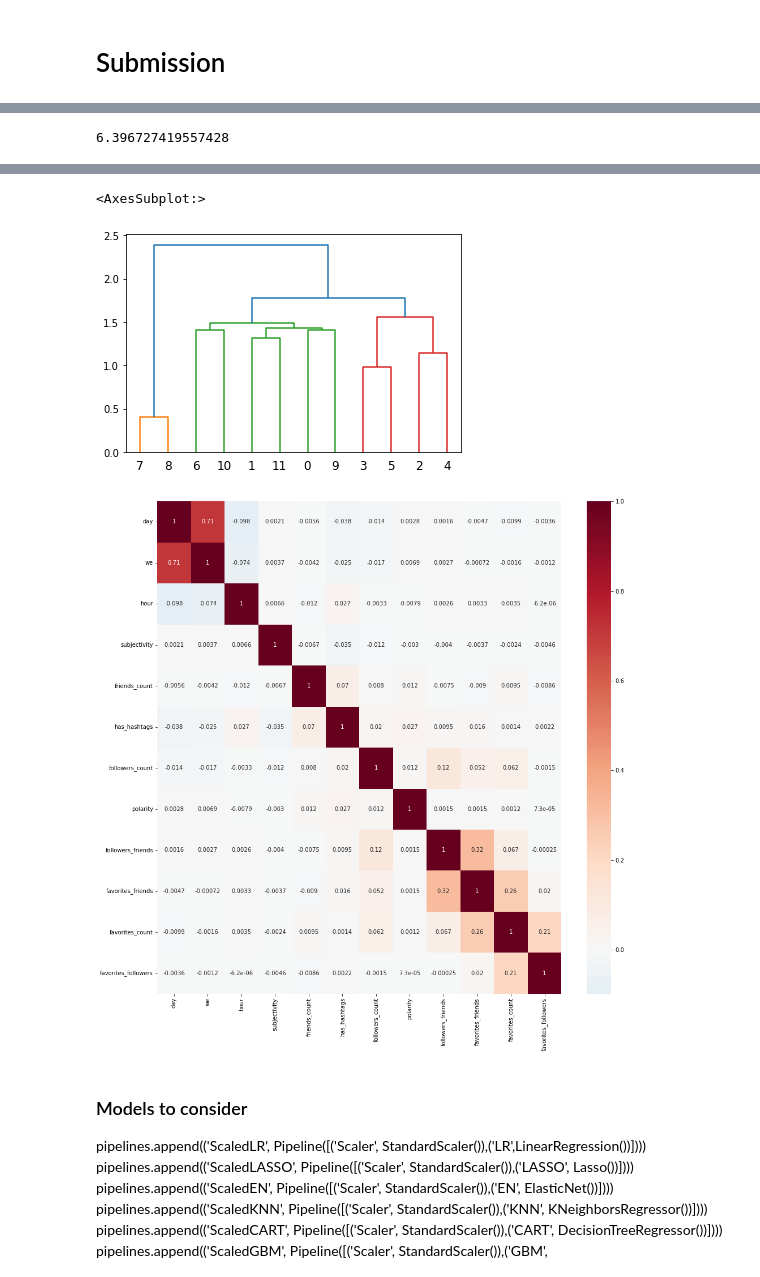
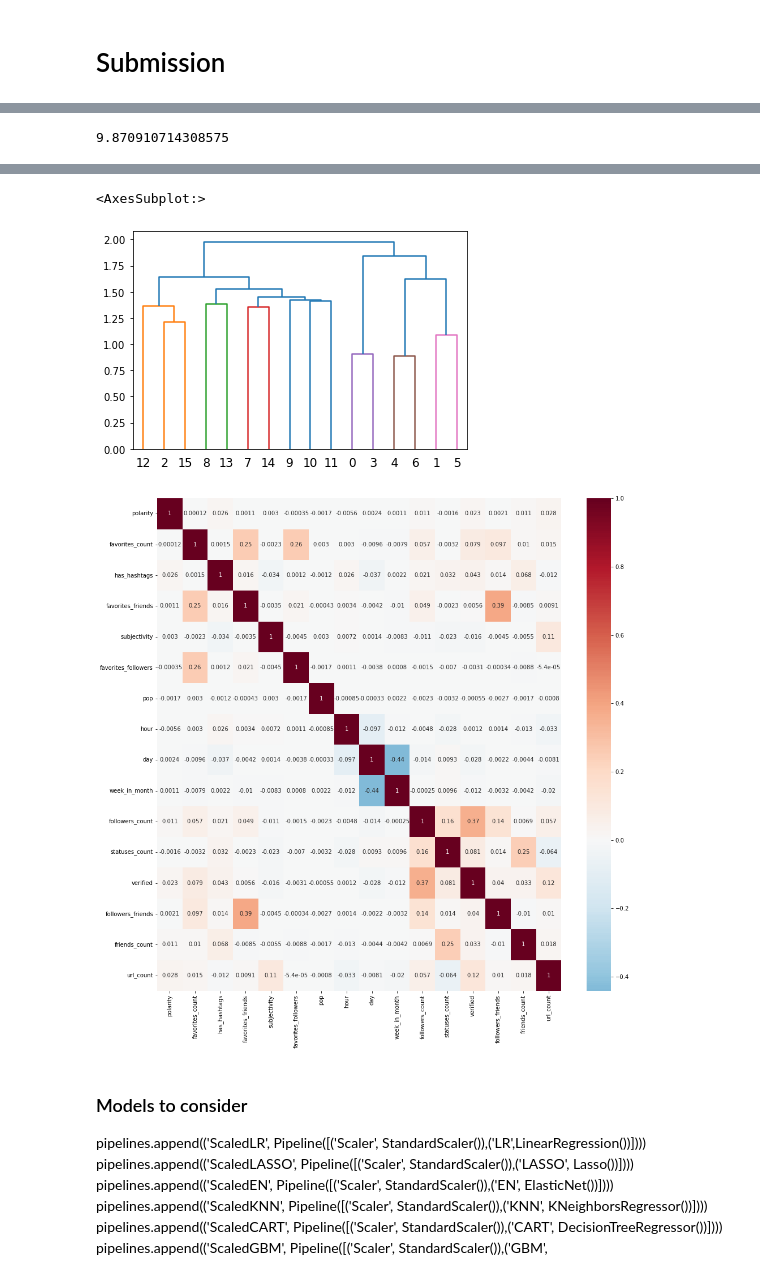
Before and after one commit to antoinegleisberg/INF554_kaggle, a Jupyter notebook: AutoML.ipynb, the cells around one changed output, grey strips where cells are left out. Saved outputs shown, nothing was run; the diff lists cells and outputs as text; code cells hidden in the pictures.

```diff
--- a/AutoML.ipynb
+++ b/AutoML.ipynb
@@ -147,13 +166,14 @@ def logtransformdrop(dataframe, cols):
 ## Data processing
 # %%
 col = ['TweetID', 'followers_count', 'friends_count', 'favorites_count', 'statuses_count', 'verified', 'url_count', 'followers_friends',
-       'favorites_followers', 'favorites_friends', 'hour', 'day', 'we', 'polarity', 'subjectivity', 'pop', 'has_hashtags']
+       'favorites_followers', 'favorites_friends', 'hour', 'day','week_in_month', 'polarity', 'subjectivity', 'has_hashtags', 'topic_1','topic_2', 'topic_3','topic_4', 'topic_5']#add cluster
 # %%
 new_X_train = feature_engineering(X_train)
 new_X_train = time_engineering(new_X_train)
+new_X_train = extract_topic(new_X_train)
 new_X_train = text_engineering(new_X_train)
 new_X_train = hashtags_engineering(new_X_train)
-# new_X_train=logtransformdrop(X_train,['followers_count','friends_count','favorites_count','followers_count'])
+#new_X_train = extract_cluster(new_X_train,['followers_count', 'friends_count', 'favorites_count', 'statuses_count','verified'])
 new_X_train = new_X_train.reindex(columns=col)
 new_X_train.head()
 # %% [output]
@@ -170,17 +191,16 @@ from flaml import AutoML
 automl = AutoML()
 
 settings = {
-    "time_budget": 300,  # total running time in seconds
+    "time_budget": 600,  # total running time in seconds
     "metric": 'mae',  # can be: 'r2', 'rmse', 'mae', 'mse', 'accuracy', 'roc_auc', 'roc_auc_ovr',
     # 'roc_auc_ovo', 'log_loss', 'mape', 'f1', 'ap', 'ndcg', 'micro_f1', 'macro_f1'
     "task": 'regression',  # task type
     # ['lgbm', 'rf', 'xgboost', 'extra_tree', 'xgb_limitdepth']
-    'estimator_list': ['rf'],
+    'estimator_list': ['rf', 'extra_tree'],
     "seed": 7654321,    # random seed
 }
 
-automl.fit(new_X_train.drop(['TweetID', 'verified', 'url_count',
-           'pop', 'statuses_count'], axis=1), y_train, **settings)
+automl.fit(new_X_train.drop(['TweetID'], axis=1), y_train, **settings)
 # Print the best model
 print(automl.model.estimator)
 # %% [output]
@@ -235,15 +254,24 @@ new_X_test.head()
 from sklearn.neural_network import MLPRegressor
 from sklearn.linear_model import LinearRegression
 from sklearn.ensemble import RandomForestRegressor
-model = RandomForestRegressor(max_features=0.6125843505117364, max_leaf_nodes=2579,
-                              n_estimators=15, n_jobs=-1)
-model.fit(new_X_train.drop(['TweetID', 'verified', 'url_count',
-          'has_hastags', 'statuses_count'], axis=1), y_train)
+from xgboost import XGBRegressor
+model = XGBRegressor(base_score=0.5, booster='gbtree', colsample_bylevel=1.0,
+             colsample_bynode=1, colsample_bytree=1.0, enable_categorical=False,
+             gamma=0, gpu_id=-1, importance_type=None,
+             interaction_constraints='', learning_rate=0.052162320113681875,
+             max_delta_step=0, max_depth=8, min_child_weight=0.1063699762688744,
+             monotone_constraints='()', n_estimators=210,
+             n_jobs=-1, num_parallel_tree=1, predictor='auto', random_state=0,
+             reg_alpha=0.0009765625, reg_lambda=0.12350542443726754,
+             scale_pos_weight=1, subsample=0.9086898548301782,
+             tree_method='exact', use_label_encoder=False,
+             validate_parameters=1, verbosity=0)
+model.fit(new_X_train.drop(['TweetID'], axis=1), y_train)
 y_pred = model.predict(new_X_test.drop(
-    ['TweetID', 'verified', 'url_count', 'has_hastags', 'statuses_count'], axis=1))
+    ['TweetID'], axis=1))
 print(mean_absolute_error(y_test, y_pred))
 # %% [output]
-6.396727419557428
+9.870910714308575
 # %%
 import seaborn as sbn
 from scipy.cluster import hierarchy
@@ -251,7 +279,7 @@ import matplotlib.pyplot as plt
 import seaborn as sns
 %matplotlib inline
 feature_importance = pd.DataFrame({'feature': new_X_train.drop(
-    ['TweetID', 'verified', 'url_count', 'has_hastags', 'statuses_count'], axis=1).columns, 'importance': model.feature_importances_})
+    ['TweetID'], axis=1).columns, 'importance': model.feature_importances_})
 plt.figure(figsize=(10, 10))
 sns.barplot(data=feature_importance.sort_values(
     by='importance', ascending=False), x='importance', y='feature')
@@ -262,10 +290,10 @@ plt.show()
 # plot correlation of features
 
 order = np.array(hierarchy.dendrogram(
-    hierarchy.ward(new_X_train.drop(['TweetID', 'verified', 'url_count', 'has_hastags', 'statuses_count'], axis=1).corr()), no_plot=False)['ivl'], dtype="int")
+    hierarchy.ward(new_X_train.drop(['TweetID'], axis=1).corr()), no_plot=False)['ivl'], dtype="int")
 
 rearranged_cov = new_X_train.drop(
-    ['TweetID', 'verified', 'url_count', 'has_hastags', 'statuses_count'], axis=1).corr().iloc[order, order]
+    ['TweetID'], axis=1).corr().iloc[order, order]
 
 plt.figure(figsize=(16, 16))
 
@@ -275,6 +303,6 @@ sbn.heatmap(rearranged_cov, annot=True, cmap="RdBu_r", center=0)
 <AxesSubplot:>
-[figure, old version]
+[figure, new version]
-[figure, old version]
+[figure, new version]
 # %%
 # plot model mse with number of top features
 # TO DO
```
Also changed, not shown: parts of 9 cells of this notebook.
